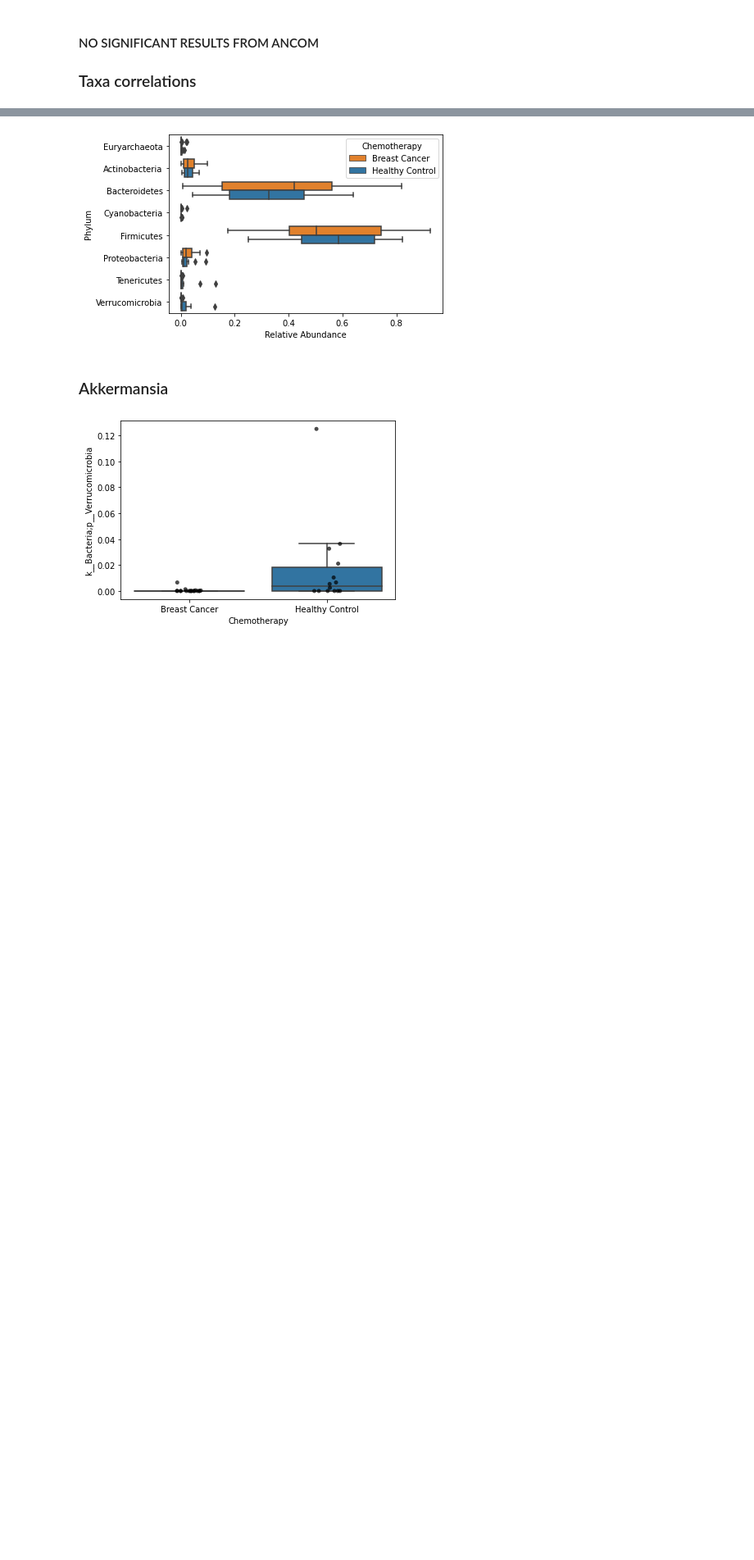
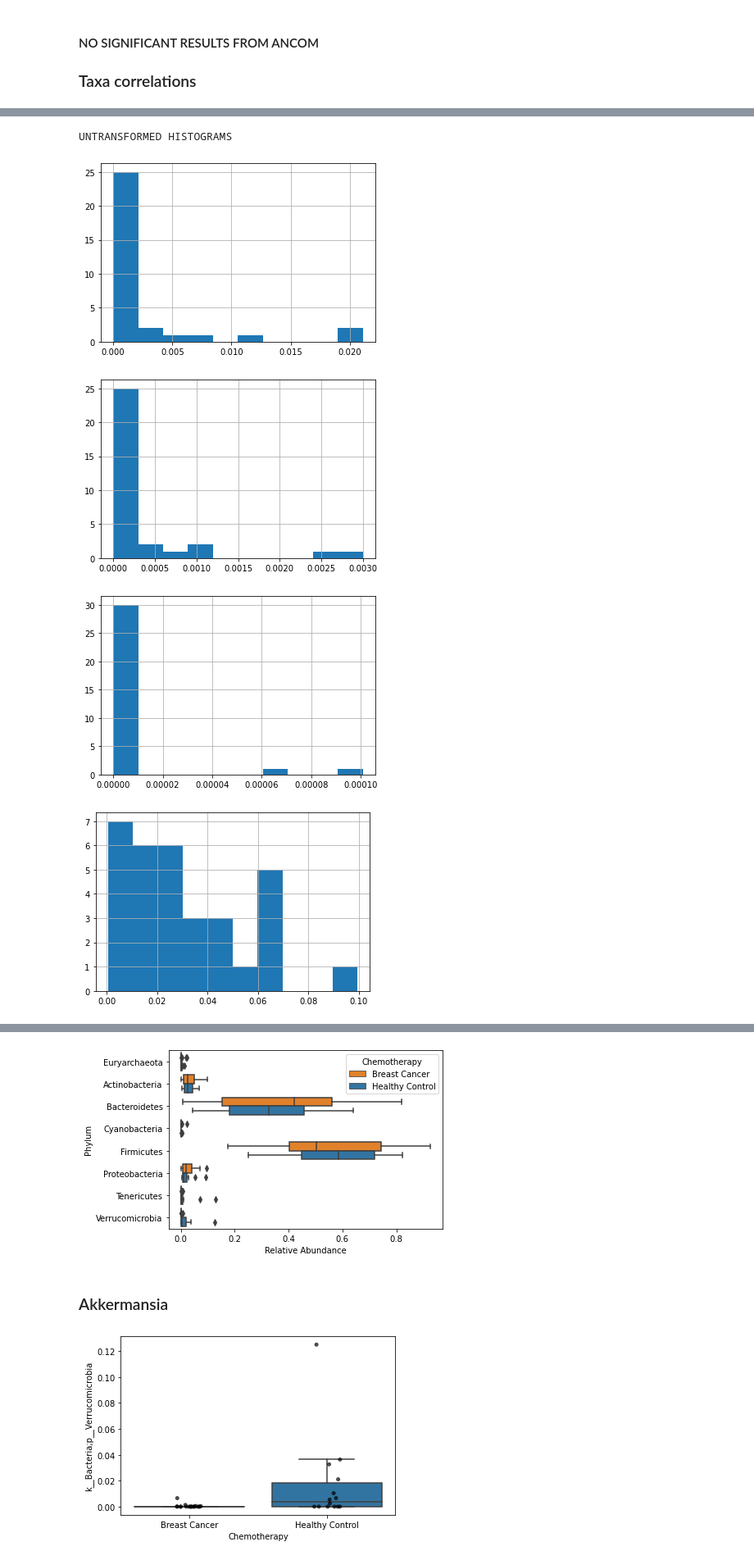
Before and after one commit to sterrettJD/Chemobrain, a Jupyter notebook: Reanalyze-after-blooms-removed.ipynb, the cells around one changed output, grey strips where cells are left out. Shown at 82% size. Drawn from its saved outputs; the diff is of its cells as text; code cells hidden in the pictures; blank space fills up the shorter version.

```diff
--- a/Reanalyze-after-blooms-removed.ipynb
+++ b/Reanalyze-after-blooms-removed.ipynb
@@ -499,0 +482,9 @@ L2.loc[:,L2.mean(axis=0)>0.005]
+# %%
+print("SPEARMAN CORR PHYLA AND CESD")
+for col in L2.columns:
+    spear = spearmanr(metadata["cesd_total"],
+                      L2[col])
+
+    if spear.pvalue < 0.05:
+        print("SIGNIFICANT:")
+    print(col, spear)
@@ -499,0 +506,11 @@ L2.loc[:,L2.mean(axis=0)>0.005]
+# %%
+print("UNTRANSFORMED HISTOGRAMS")
+for col in L2.columns:
+    L2[col].hist()
+    plt.show()
+# %% [output]
+UNTRANSFORMED HISTOGRAMS
+[figure, added]
+[figure, added]
+[figure, added]
+[figure, added]
```
Also changed, not shown: parts of 32 cells of this notebook.
